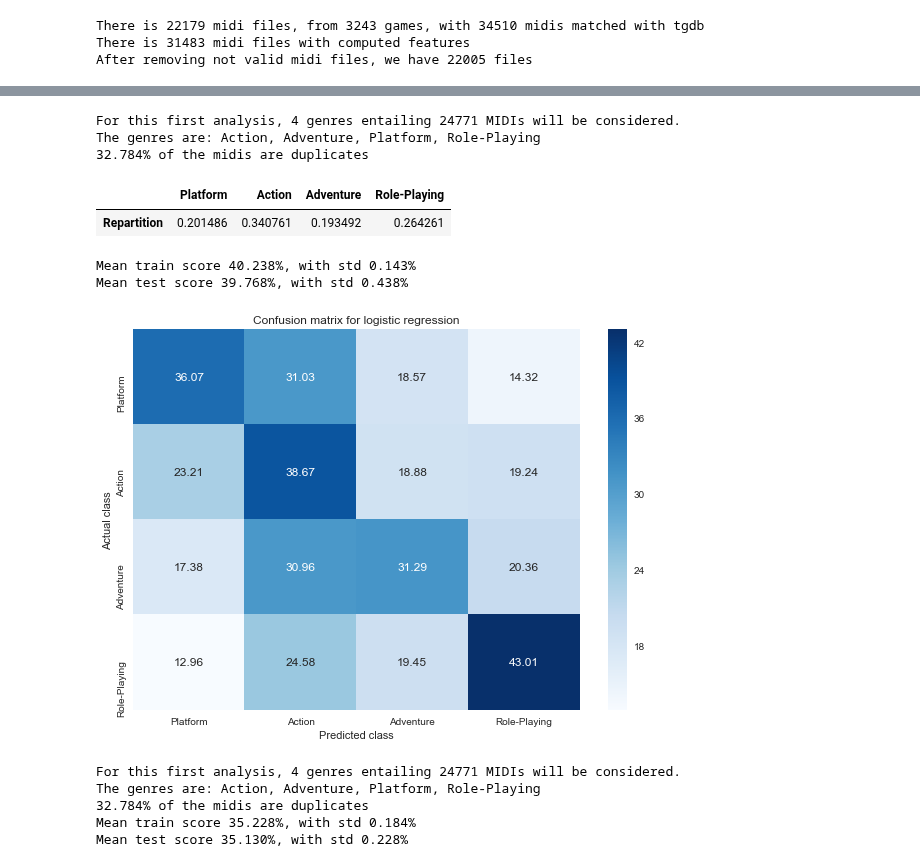
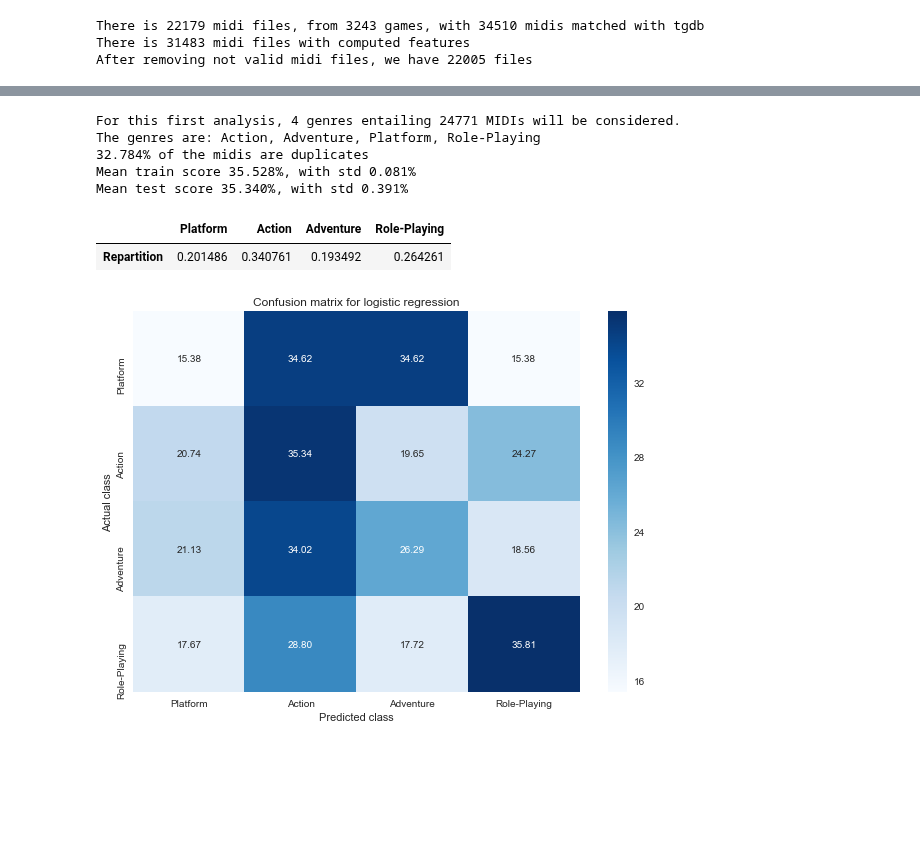
Before and after one commit to cedricviaccoz/musicology, a Jupyter notebook: dataset/Classification tweaking.ipynb, the cells around one changed output, grey strips where cells are left out. Cells and saved outputs as stored; diff of their text form; code cells hidden in the pictures; blank space fills up the shorter version.

Commit message:
Tried other filters

```diff
--- a/dataset/Classification tweaking.ipynb
+++ b/dataset/Classification tweaking.ipynb
@@ -127,19 +160,44 @@ def test_with_filters(features_selection = df_features.columns, genres_filter =
+# %%
+selection = [
+            'Melodic_Thirds',
+            'Melodic_Perfect_Fourths',
+            'Melodic_Tritones',
+            'Melodic_Perfect_Fifths',
+            'Melodic_Sixths',
+            'Melodic_Sevenths',
+            'Melodic_Octaves',
+            'Minor_Major_Melodic_Third_Ratio',
+            'Initial_Tempo',
+            'Metrical_Diversity',
+            'Vertical_Unisons',
+            'Vertical_Minor_Seconds',
+            'Vertical_Thirds',
+            'Vertical_Tritones',
+            'Vertical_Perfect_Fourths',
+            'Vertical_Perfect_Fifths',
+            'Vertical_Sixths',
+            'Vertical_Sevenths',
+            'Vertical_Octaves',
+            'Perfect_Vertical_Intervals',
+            'Vertical_Dissonance_Ratio',
+            'Vertical_Minor_Third_Prevalence',
+            'Vertical_Major_Third_Prevalence',
+            'Partial_Chords',
+            'Standard_Triads',
+            'Diminished_and_Augmented_Triads',
+            'Dominant_Seventh_Chords',
+            'Seventh_Chords',
+            'Non-Standard_Chords',
+            'Complex_Chords',
+            'Minor_Major_Triad_Ratio']
 # %%
-test_with_filters(midis_treshold=2500, repartition=True, conf_matrix=True);
+test_with_filters(features_selection=selection, midis_treshold=2500, repartition=True, conf_matrix=True);
 # %% [output]
 For this first analysis, 4 genres entailing 24771 MIDIs will be considered.
 The genres are: Action, Adventure, Platform, Role-Playing
 32.784% of the midis are duplicates
+Mean train score 35.528%, with std 0.081%
+Mean test score 35.340%, with std 0.391%
 |  | Platform | Action | Adventure | Role-Playing |
 | Repartition | 0.201486 | 0.340761 | 0.193492 | 0.264261 |
-Mean train score 40.238%, with std 0.143%
-Mean test score 39.768%, with std 0.438%
-[figure, old version]
+[figure, new version]
-# %%
-test_with_filters(features_selection=selected_features);
-# %% [output]
-For this first analysis, 4 genres entailing 24771 MIDIs will be considered.
-The genres are: Action, Adventure, Platform, Role-Playing
-32.784% of the midis are duplicates
-Mean train score 35.228%, with std 0.184%
-Mean test score 35.130%, with std 0.228%
```
Also changed, not shown: parts of 12 cells of this notebook.
